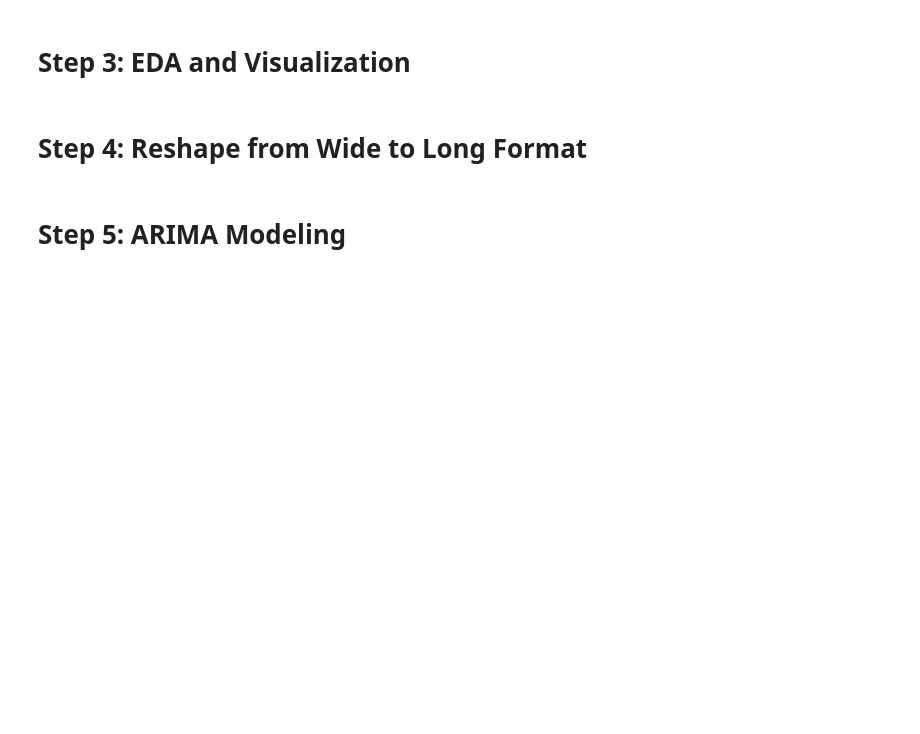
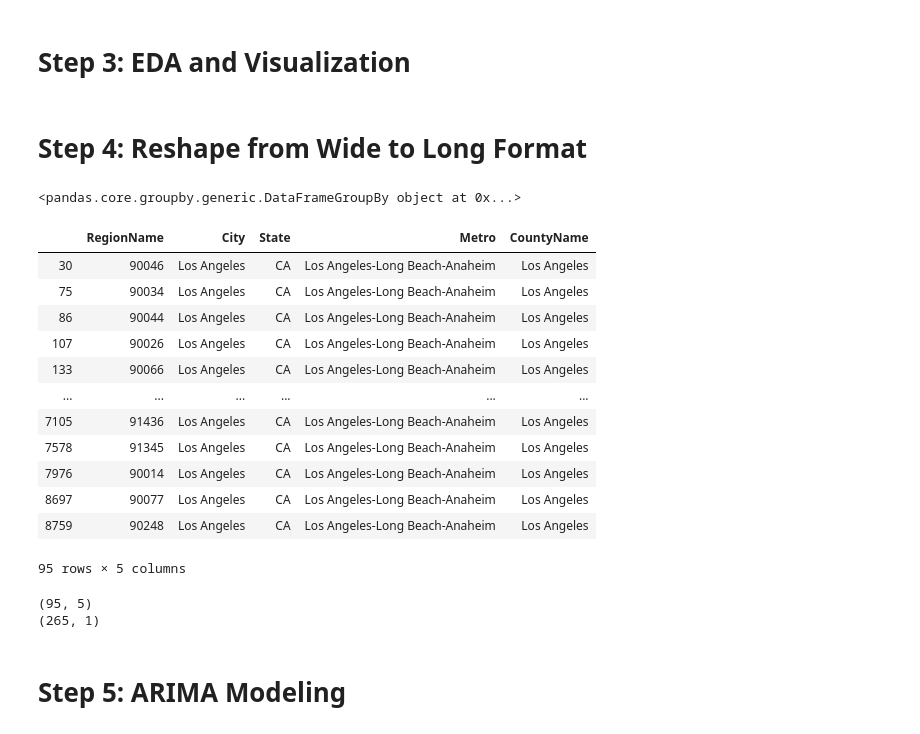
Before and after one commit to JessicaFB/Apple-vs-Android-Twitter-NLP, a Jupyter notebook: starter_notebook.ipynb, the cells around one changed output. Drawn from its saved outputs; the diff is of its cells as text; code cells hidden in the pictures; blank space fills up the shorter version.

```diff
--- a/starter_notebook.ipynb
+++ b/starter_notebook.ipynb
@@ -133,3 +135,32 @@ def melt_data(df):
+# %%
+df_LA_melt
+# %% [output]
+<pandas.core.groupby.generic.DataFrameGroupBy object at 0x...>
+# %%
+cols = ['RegionName', 'City', 'State', 'Metro', 'CountyName']
+df_LA_keep = df_LA[cols]
+# %%
+df_LA_keep
+# %% [output]
+|  | RegionName | City | State | Metro | CountyName |
+| 30 | 90046 | Los Angeles | CA | Los Angeles-Long Beach-Anaheim | Los Angeles |
+| 75 | 90034 | Los Angeles | CA | Los Angeles-Long Beach-Anaheim | Los Angeles |
+| 86 | 90044 | Los Angeles | CA | Los Angeles-Long Beach-Anaheim | Los Angeles |
+| 107 | 90026 | Los Angeles | CA | Los Angeles-Long Beach-Anaheim | Los Angeles |
+| 133 | 90066 | Los Angeles | CA | Los Angeles-Long Beach-Anaheim | Los Angeles |
+| ... | ... | ... | ... | ... | ... |
+| 7105 | 91436 | Los Angeles | CA | Los Angeles-Long Beach-Anaheim | Los Angeles |
+| 7578 | 91345 | Los Angeles | CA | Los Angeles-Long Beach-Anaheim | Los Angeles |
+| 7976 | 90014 | Los Angeles | CA | Los Angeles-Long Beach-Anaheim | Los Angeles |
+| 8697 | 90077 | Los Angeles | CA | Los Angeles-Long Beach-Anaheim | Los Angeles |
+| 8759 | 90248 | Los Angeles | CA | Los Angeles-Long Beach-Anaheim | Los Angeles |
+95 rows × 5 columns
+# %%
+print(np.shape(df_LA_keep))
+print(np.shape(df_LA_melt))
+# %% [output]
+(95, 5)
+(265, 1)
 # %% [markdown]
 # Step 5: ARIMA Modeling
 # %% [markdown]
```
Also changed, not shown: parts of 5 cells of this notebook.
